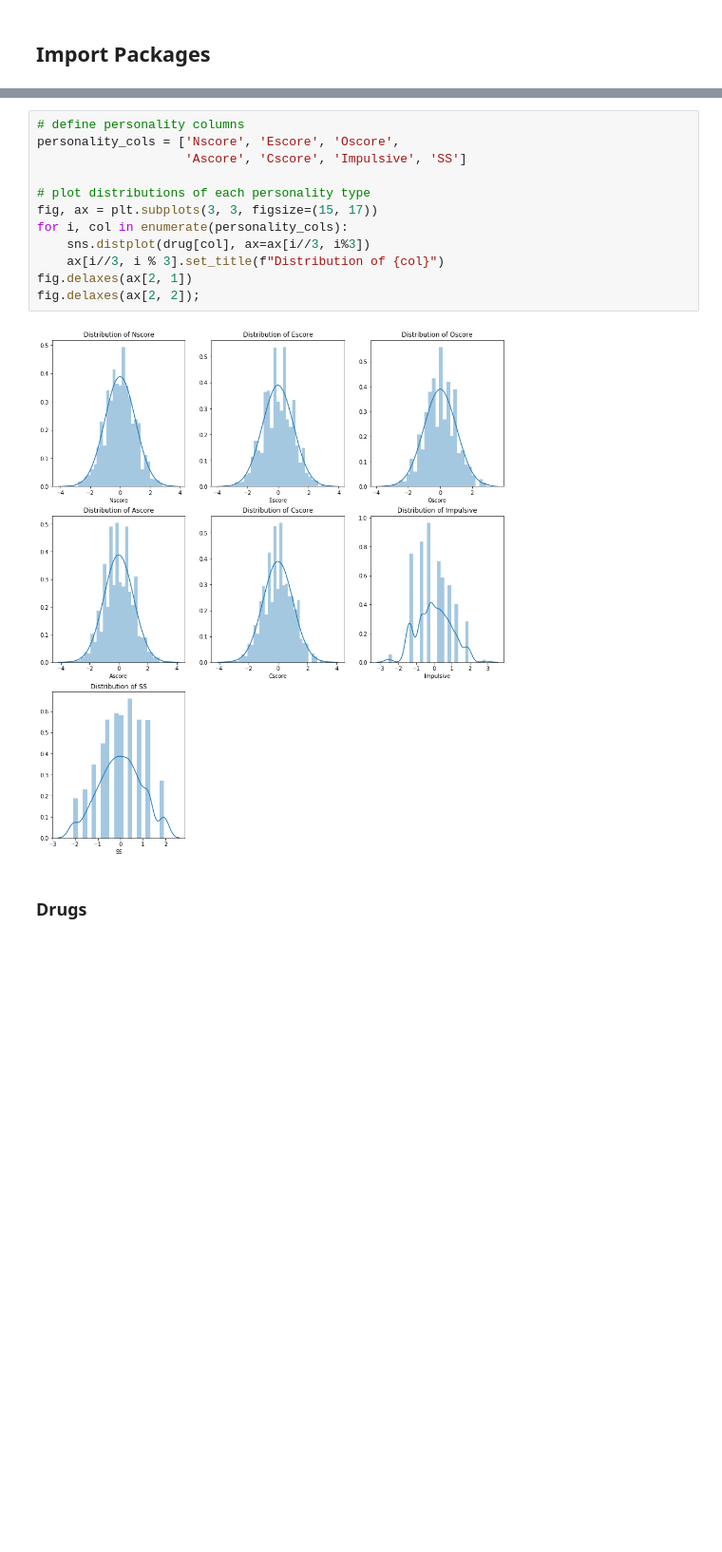
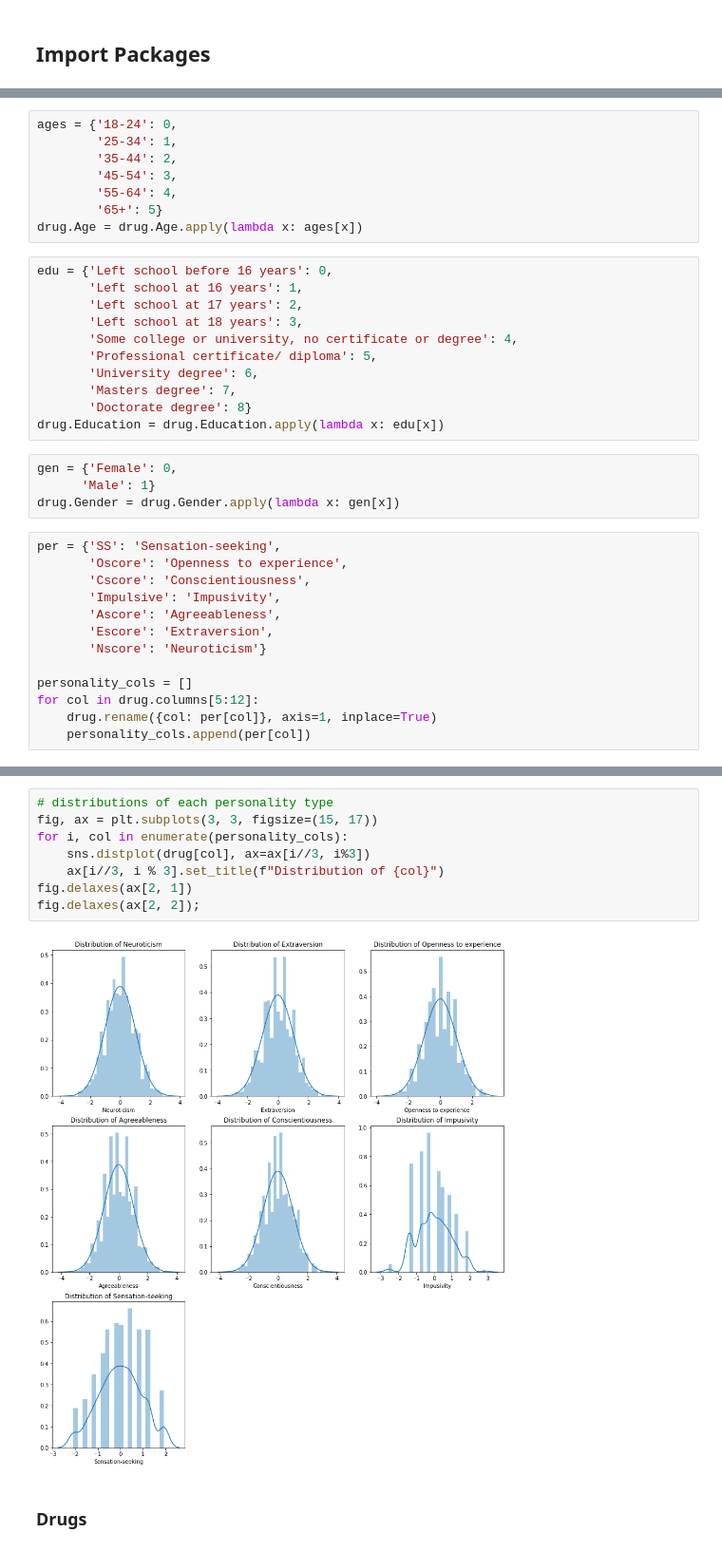
Before and after one commit to sharonk515/personality_drug_consumption, a Jupyter notebook: drug_consumption_data.ipynb, the cells around one changed output, grey strips where cells are left out. Shown at 95% size. Drawn from its saved outputs; the diff is of its cells as text; blank space fills up the shorter version.

```diff
--- a/drug_consumption_data.ipynb
+++ b/drug_consumption_data.ipynb
@@ -74,0 +42,36 @@ drug
+# %%
+ages = {'18-24': 0,
+        '25-34': 1,
+        '35-44': 2,
+        '45-54': 3,
+        '55-64': 4,
+        '65+': 5}
+drug.Age = drug.Age.apply(lambda x: ages[x])
+# %%
+edu = {'Left school before 16 years': 0,
+       'Left school at 16 years': 1,
+       'Left school at 17 years': 2,
+       'Left school at 18 years': 3,
+       'Some college or university, no certificate or degree': 4,
+       'Professional certificate/ diploma': 5,
+       'University degree': 6,
+       'Masters degree': 7,
+       'Doctorate degree': 8}
+drug.Education = drug.Education.apply(lambda x: edu[x])
+# %%
+gen = {'Female': 0,
+      'Male': 1}
+drug.Gender = drug.Gender.apply(lambda x: gen[x])
+# %%
+per = {'SS': 'Sensation-seeking',
+       'Oscore': 'Openness to experience',
+       'Cscore': 'Conscientiousness',
+       'Impulsive': 'Impusivity',
+       'Ascore': 'Agreeableness',
+       'Escore': 'Extraversion',
+       'Nscore': 'Neuroticism'}
+
+personality_cols = []
+for col in drug.columns[5:12]:
+    drug.rename({col: per[col]}, axis=1, inplace=True)
+    personality_cols.append(per[col])
@@ -106,17 +109,13 @@ Impulsiveness Sensation-Seeking (ImpSS), combines the traits of impulsivity and
 # %%
-# define personality columns
-personality_cols = ['Nscore', 'Escore', 'Oscore',
-                    'Ascore', 'Cscore', 'Impulsive', 'SS']
-
-# plot distributions of each personality type
+# distributions of each personality type
 fig, ax = plt.subplots(3, 3, figsize=(15, 17))
 for i, col in enumerate(personality_cols):
     sns.distplot(drug[col], ax=ax[i//3, i%3])
     ax[i//3, i % 3].set_title(f"Distribution of {col}")
 fig.delaxes(ax[2, 1])
 fig.delaxes(ax[2, 2]);
 # %% [output]
-[figure, old version]
+[figure, new version]
 # %% [markdown]
 ### Drugs
 # %%
```
Also changed, not shown: parts of 43 cells of this notebook, 13 other files.
